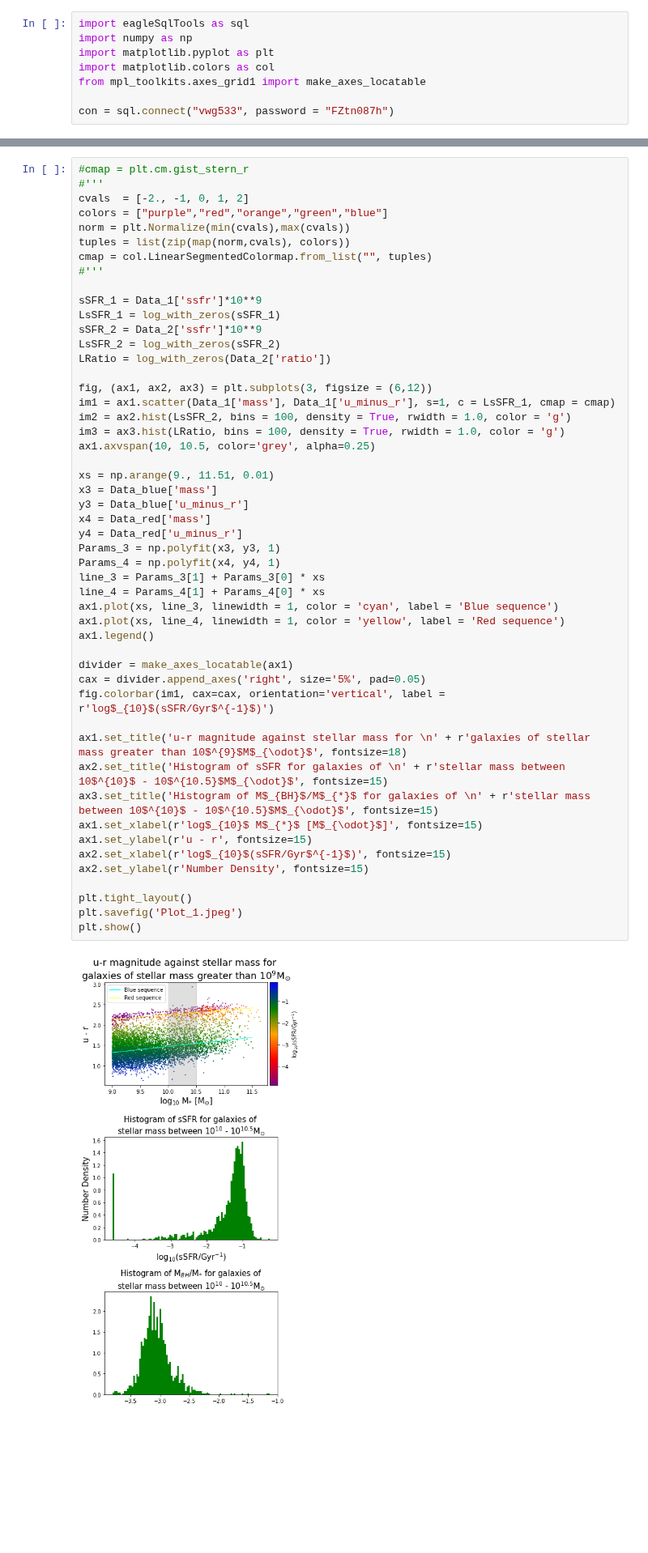
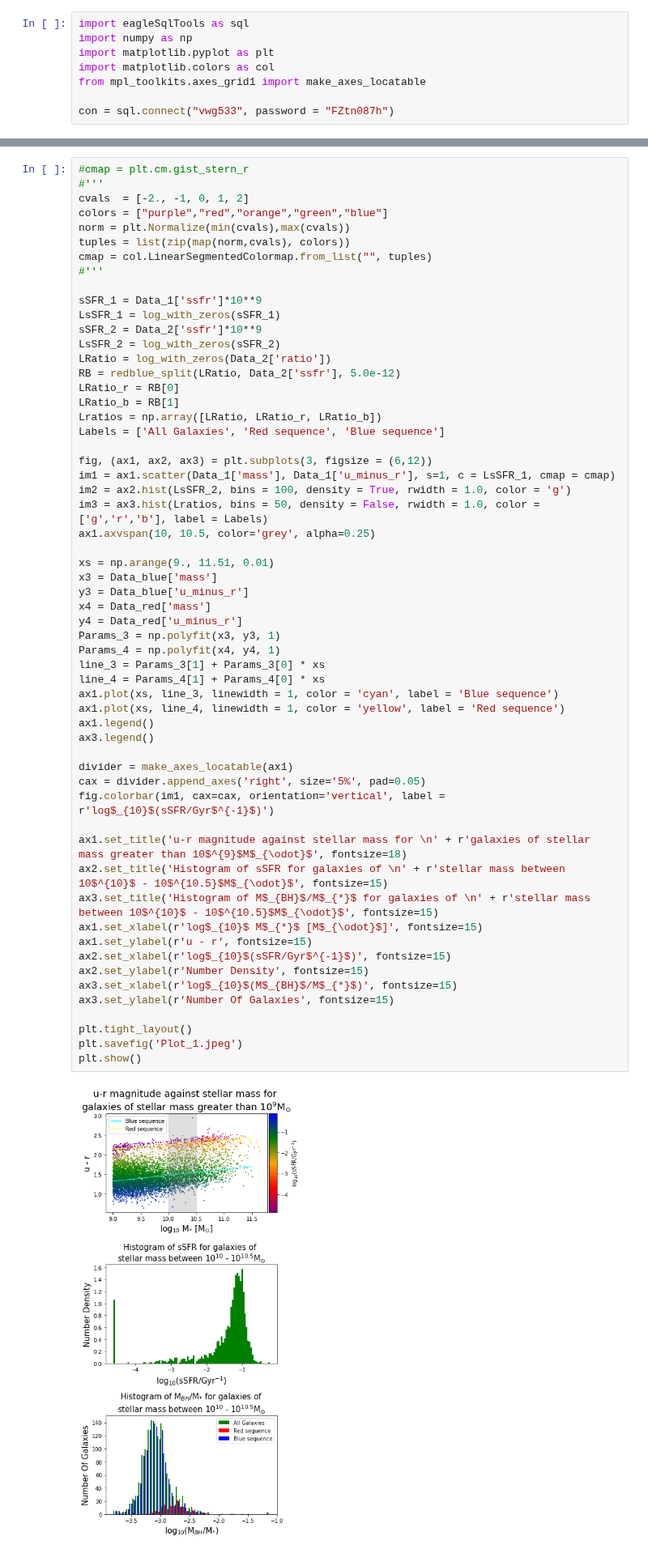
Before and after one commit to xvh422/L4-Project, a Jupyter notebook: First_Plot.ipynb, the cells around one changed output, grey strips where cells are left out. Shown at 81% size. Saved outputs shown, nothing was run; the diff lists cells and outputs as text; blank space fills up the shorter version.

Commit message:
Second Histogram

```diff
--- a/First_Plot.ipynb
+++ b/First_Plot.ipynb
@@ -136,40 +136,48 @@ LsSFR_1 = log_with_zeros(sSFR_1)
 sSFR_2 = Data_2['ssfr']*10**9
 LsSFR_2 = log_with_zeros(sSFR_2)
 LRatio = log_with_zeros(Data_2['ratio'])
+RB = redblue_split(LRatio, Data_2['ssfr'], 5.0e-12)
+LRatio_r = RB[0]
+LRatio_b = RB[1]
+Lratios = np.array([LRatio, LRatio_r, LRatio_b])
+Labels = ['All Galaxies', 'Red sequence', 'Blue sequence']
 
 fig, (ax1, ax2, ax3) = plt.subplots(3, figsize = (6,12))
 im1 = ax1.scatter(Data_1['mass'], Data_1['u_minus_r'], s=1, c = LsSFR_1, cmap = cmap)
 im2 = ax2.hist(LsSFR_2, bins = 100, density = True, rwidth = 1.0, color = 'g')
-im3 = ax3.hist(LRatio, bins = 100, density = True, rwidth = 1.0, color = 'g')
+im3 = ax3.hist(Lratios, bins = 50, density = False, rwidth = 1.0, color = ['g','r','b'], label = Labels)
 ax1.axvspan(10, 10.5, color='grey', alpha=0.25)
 
 xs = np.arange(9., 11.51, 0.01)
 x3 = Data_blue['mass']
 y3 = Data_blue['u_minus_r']
 x4 = Data_red['mass']
 y4 = Data_red['u_minus_r']
 Params_3 = np.polyfit(x3, y3, 1)
 Params_4 = np.polyfit(x4, y4, 1)
 line_3 = Params_3[1] + Params_3[0] * xs
 line_4 = Params_4[1] + Params_4[0] * xs
 ax1.plot(xs, line_3, linewidth = 1, color = 'cyan', label = 'Blue sequence')
 ax1.plot(xs, line_4, linewidth = 1, color = 'yellow', label = 'Red sequence')
 ax1.legend()
+ax3.legend()
 
 divider = make_axes_locatable(ax1)
 cax = divider.append_axes('right', size='5%', pad=0.05)
 fig.colorbar(im1, cax=cax, orientation='vertical', label = r'log$_{10}$(sSFR/Gyr$^{-1}$)')
 
 ax1.set_title('u-r magnitude against stellar mass for \n' + r'galaxies of stellar mass greater than 10$^{9}$M$_{\odot}$', fontsize=18)
 ax2.set_title('Histogram of sSFR for galaxies of \n' + r'stellar mass between 10$^{10}$ - 10$^{10.5}$M$_{\odot}$', fontsize=15)
 ax3.set_title('Histogram of M$_{BH}$/M$_{*}$ for galaxies of \n' + r'stellar mass between 10$^{10}$ - 10$^{10.5}$M$_{\odot}$', fontsize=15)
 ax1.set_xlabel(r'log$_{10}$ M$_{*}$ [M$_{\odot}$]', fontsize=15)
 ax1.set_ylabel(r'u - r', fontsize=15)
 ax2.set_xlabel(r'log$_{10}$(sSFR/Gyr$^{-1}$)', fontsize=15)
 ax2.set_ylabel(r'Number Density', fontsize=15)
+ax3.set_xlabel(r'log$_{10}$(M$_{BH}$/M$_{*}$)', fontsize=15)
+ax3.set_ylabel(r'Number Of Galaxies', fontsize=15)
 
 plt.tight_layout()
 plt.savefig('Plot_1.jpeg')
 plt.show()
 # %% [output]
-[figure, old version]
+[figure, new version]
```
